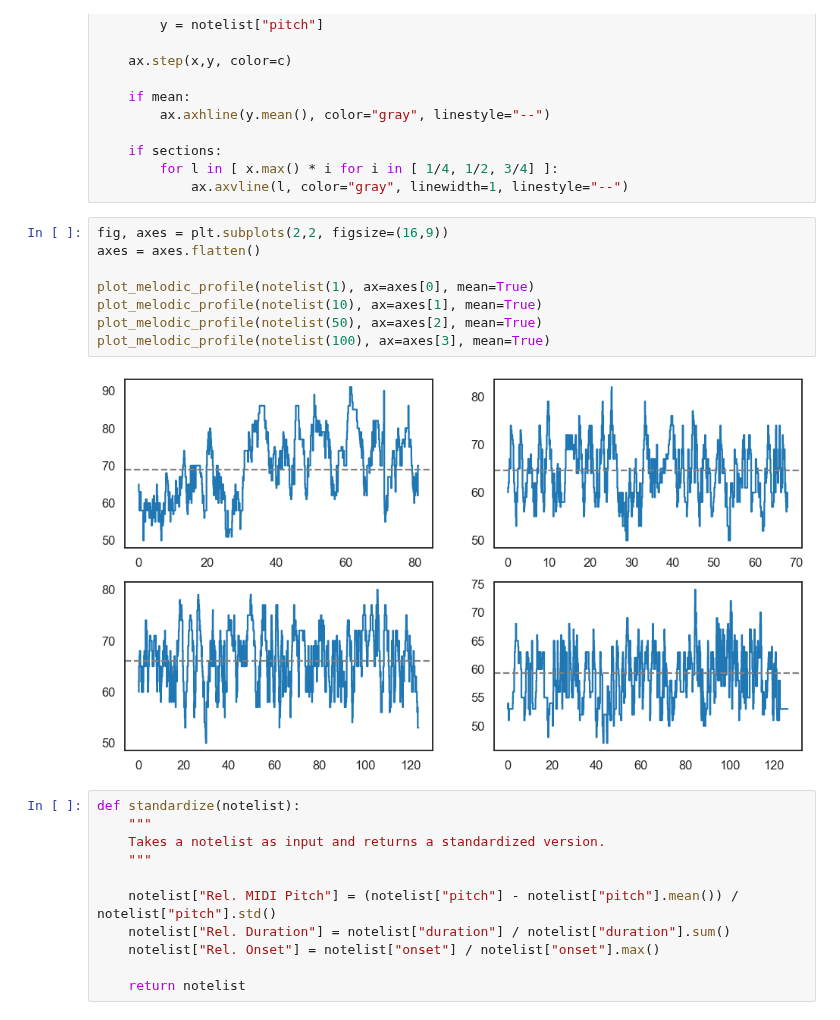
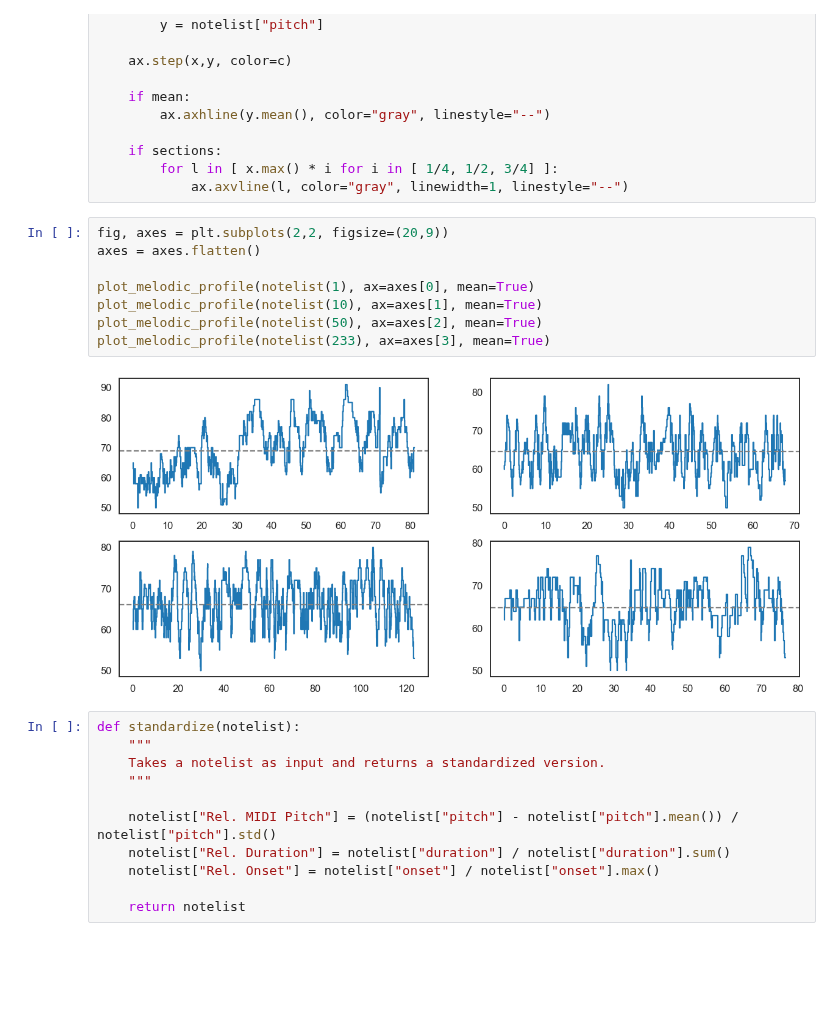
Before and after one commit to fabianmoss/intro-corpusmus, a Jupyter notebook: docs/build/doctrees/nbsphinx/04_jazz_solos.ipynb, the cells around one changed output. Saved outputs shown, nothing was run; the diff lists cells and outputs as text; blank space fills up the shorter version.

```diff
--- a/docs/build/doctrees/nbsphinx/04_jazz_solos.ipynb
+++ b/docs/build/doctrees/nbsphinx/04_jazz_solos.ipynb
@@ -187,15 +187,15 @@ def plot_melodic_profile(notelist, ax=None, c=None, mean=False, Z=False, section
         for l in [ x.max() * i for i in [ 1/4, 1/2, 3/4] ]:
             ax.axvline(l, color="gray", linewidth=1, linestyle="--")
 # %%
-fig, axes = plt.subplots(2,2, figsize=(16,9))
+fig, axes = plt.subplots(2,2, figsize=(20,9))
 axes = axes.flatten()
 
 plot_melodic_profile(notelist(1), ax=axes[0], mean=True)
 plot_melodic_profile(notelist(10), ax=axes[1], mean=True)
 plot_melodic_profile(notelist(50), ax=axes[2], mean=True)
-plot_melodic_profile(notelist(100), ax=axes[3], mean=True)
+plot_melodic_profile(notelist(233), ax=axes[3], mean=True)
 # %% [output]
-[figure, old version]
+[figure, new version]
 # %%
 def standardize(notelist):
     """
```
Also changed, not shown: parts of 22 cells of this notebook, 58 other files.
